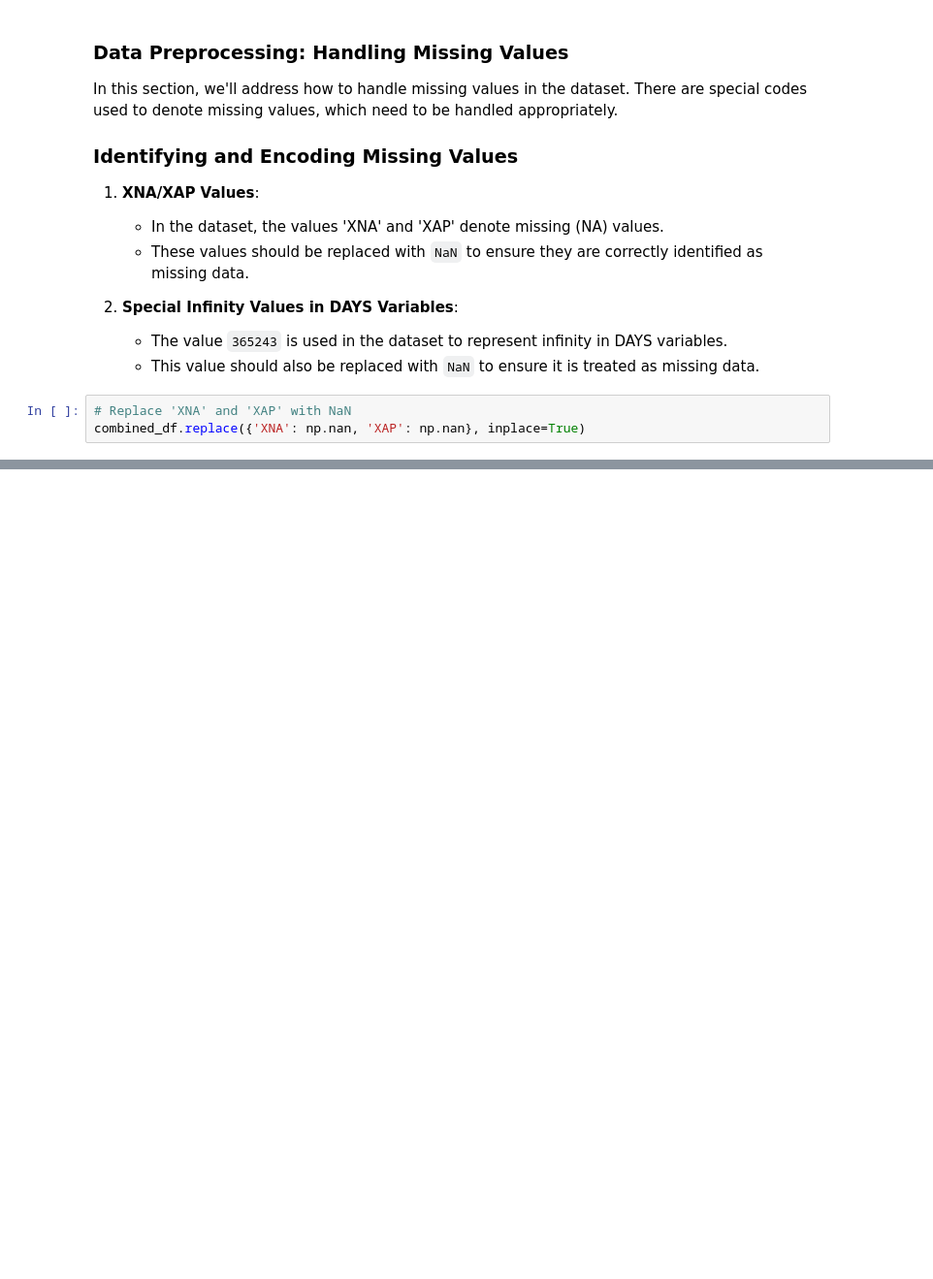
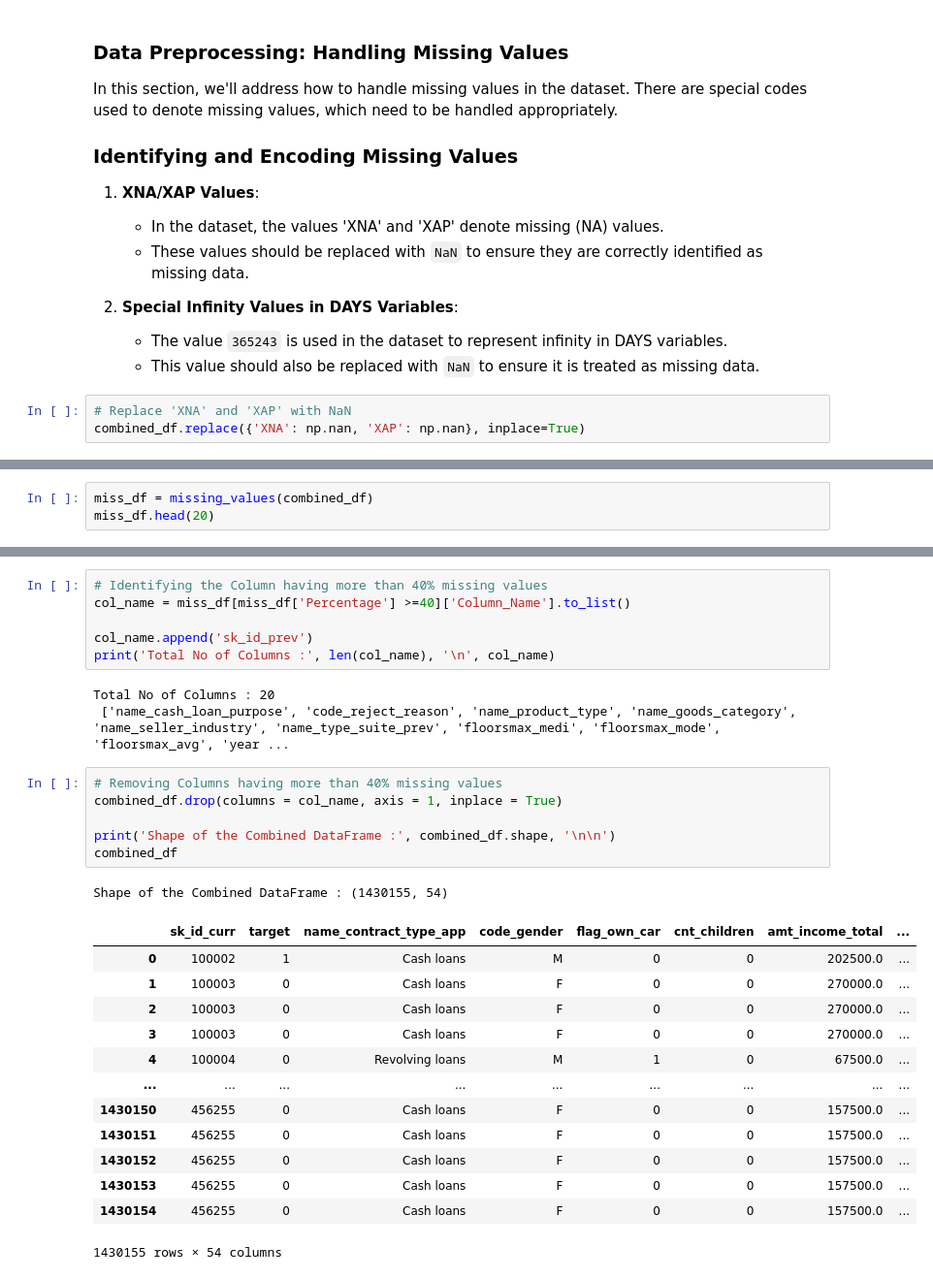
Before and after one commit to Prakash-Kani/Financial-Risk-Detection, a Jupyter notebook: Preprocessing.ipynb, the cells around one changed output, grey strips where cells are left out. Shown at 97% size. Drawn from its saved outputs; the diff is of its cells as text; blank space fills up the shorter version.

```diff
--- a/Preprocessing.ipynb
+++ b/Preprocessing.ipynb
@@ -702,0 +709,3 @@ combined_df
+# %%
+miss_df = missing_values(combined_df)
+miss_df.head(20)
@@ -702,0 +734,30 @@ combined_df
+# %%
+# Identifying the Column having more than 40% missing values
+col_name = miss_df[miss_df['Percentage'] >=40]['Column_Name'].to_list()
+
+col_name.append('sk_id_prev')
+print('Total No of Columns :', len(col_name), '\n', col_name)
+# %% [output]
+Total No of Columns : 20
+ ['name_cash_loan_purpose', 'code_reject_reason', 'name_product_type', 'name_goods_category', 'name_seller_industry', 'name_type_suite_prev', 'floorsmax_medi', 'floorsmax_mode', 'floorsmax_avg', 'year ...
+# %%
+# Removing Columns having more than 40% missing values
+combined_df.drop(columns = col_name, axis = 1, inplace = True)
+
+print('Shape of the Combined DataFrame :', combined_df.shape, '\n\n')
+combined_df
+# %% [output]
+Shape of the Combined DataFrame : (1430155, 54)
+|  | sk_id_curr | target | name_contract_type_app | code_gender | flag_own_car | cnt_children | amt_income_total | ... |
+| 0 | 100002 | 1 | Cash loans | M | 0 | 0 | 202500.0 | ... |
+| 1 | 100003 | 0 | Cash loans | F | 0 | 0 | 270000.0 | ... |
+| 2 | 100003 | 0 | Cash loans | F | 0 | 0 | 270000.0 | ... |
+| 3 | 100003 | 0 | Cash loans | F | 0 | 0 | 270000.0 | ... |
+| 4 | 100004 | 0 | Revolving loans | M | 1 | 0 | 67500.0 | ... |
+| ... | ... | ... | ... | ... | ... | ... | ... | ... |
+| 1430150 | 456255 | 0 | Cash loans | F | 0 | 0 | 157500.0 | ... |
+| 1430151 | 456255 | 0 | Cash loans | F | 0 | 0 | 157500.0 | ... |
+| 1430152 | 456255 | 0 | Cash loans | F | 0 | 0 | 157500.0 | ... |
+| 1430153 | 456255 | 0 | Cash loans | F | 0 | 0 | 157500.0 | ... |
+| 1430154 | 456255 | 0 | Cash loans | F | 0 | 0 | 157500.0 | ... |
+1430155 rows × 54 columns
```
Also changed, not shown: parts of 27 cells of this notebook.
